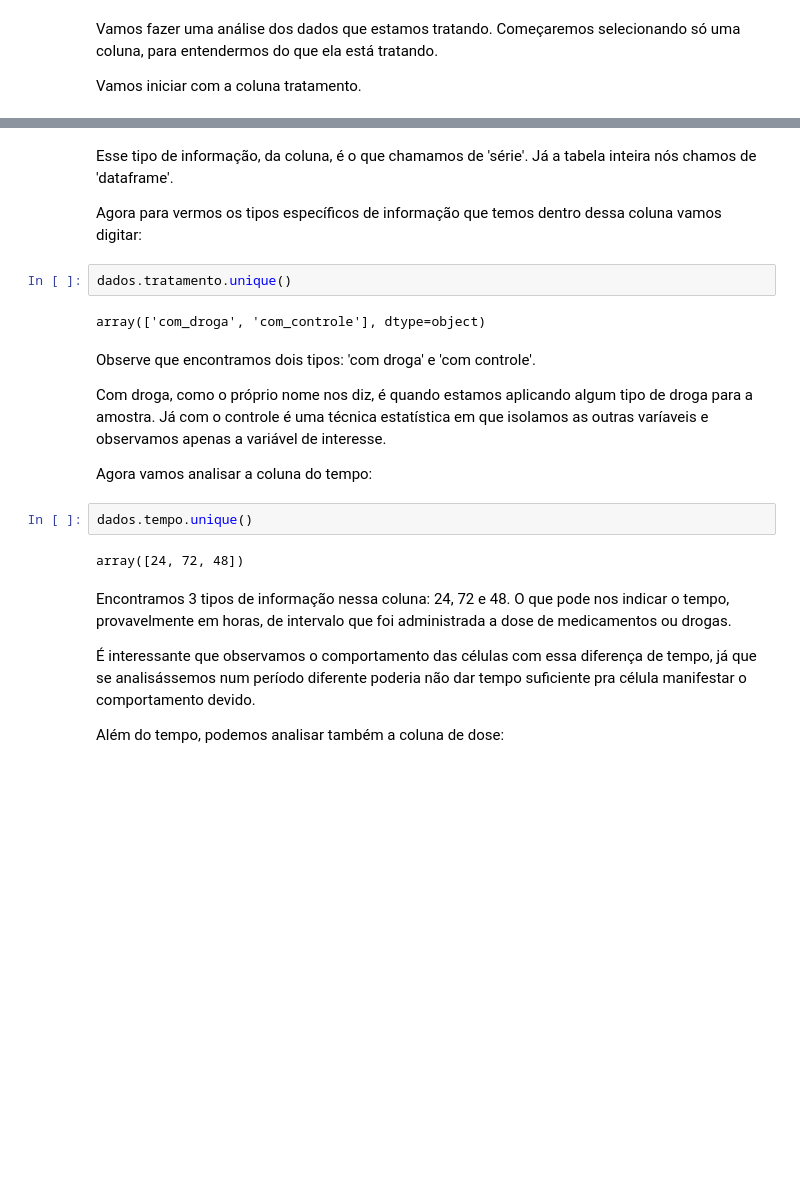
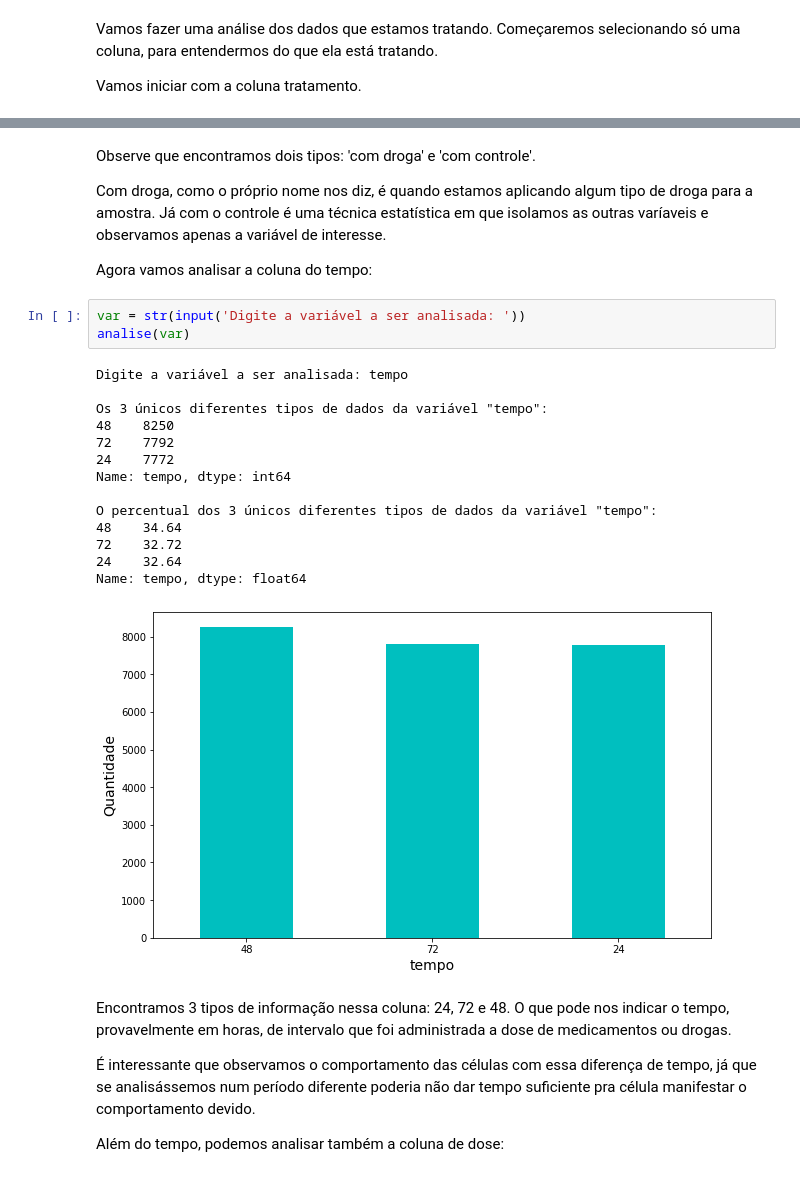
Before and after one commit to Daniel-ASG/3_IMERSAO_DE_DADOS_ALURA, a Jupyter notebook: Aula_01.ipynb, the cells around one changed output, grey strips where cells are left out. Drawn from its saved outputs; the diff is of its cells as text; blank space fills up the shorter version.

```diff
--- a/Aula_01.ipynb
+++ b/Aula_01.ipynb
@@ -154,11 +131,3 @@ Name: tratamento, Length: 23814, dtype: object
-# %% [markdown]
-Esse tipo de informação, da coluna, é o que chamamos de 'série'. Já a tabela inteira nós chamos de 'dataframe'.
-
-Agora para vermos os tipos específicos de informação que temos dentro dessa coluna vamos digitar:
-# %%
-dados.tratamento.unique()
-# %% [output]
-array(['com_droga', 'com_controle'], dtype=object)
 # %% [markdown]
 Observe que encontramos dois tipos: 'com droga' e 'com controle'.
 
@@ -166,10 +135,24 @@ Com droga, como o próprio nome nos diz, é quando estamos aplicando algum tipo
 
 
 Agora vamos analisar a coluna do tempo:
-# %%
-dados.tempo.unique()
-# %% [output]
-array([24, 72, 48])
+# %%
+var = str(input('Digite a variável a ser analisada: '))
+analise(var)
+# %% [output]
+Digite a variável a ser analisada: tempo
+
+Os 3 únicos diferentes tipos de dados da variável "tempo":
+48    8250
+72    7792
+24    7772
+Name: tempo, dtype: int64
+
+O percentual dos 3 únicos diferentes tipos de dados da variável "tempo":
+48    34.64
+72    32.72
+24    32.64
+Name: tempo, dtype: float64
+[figure, added]
 # %% [markdown]
 Encontramos 3 tipos de informação nessa coluna: 24, 72 e 48. O que pode nos indicar o tempo, provavelmente em horas, de intervalo que foi administrada a dose de medicamentos ou drogas.
 
```
Also changed, not shown: parts of 12 cells of this notebook.
